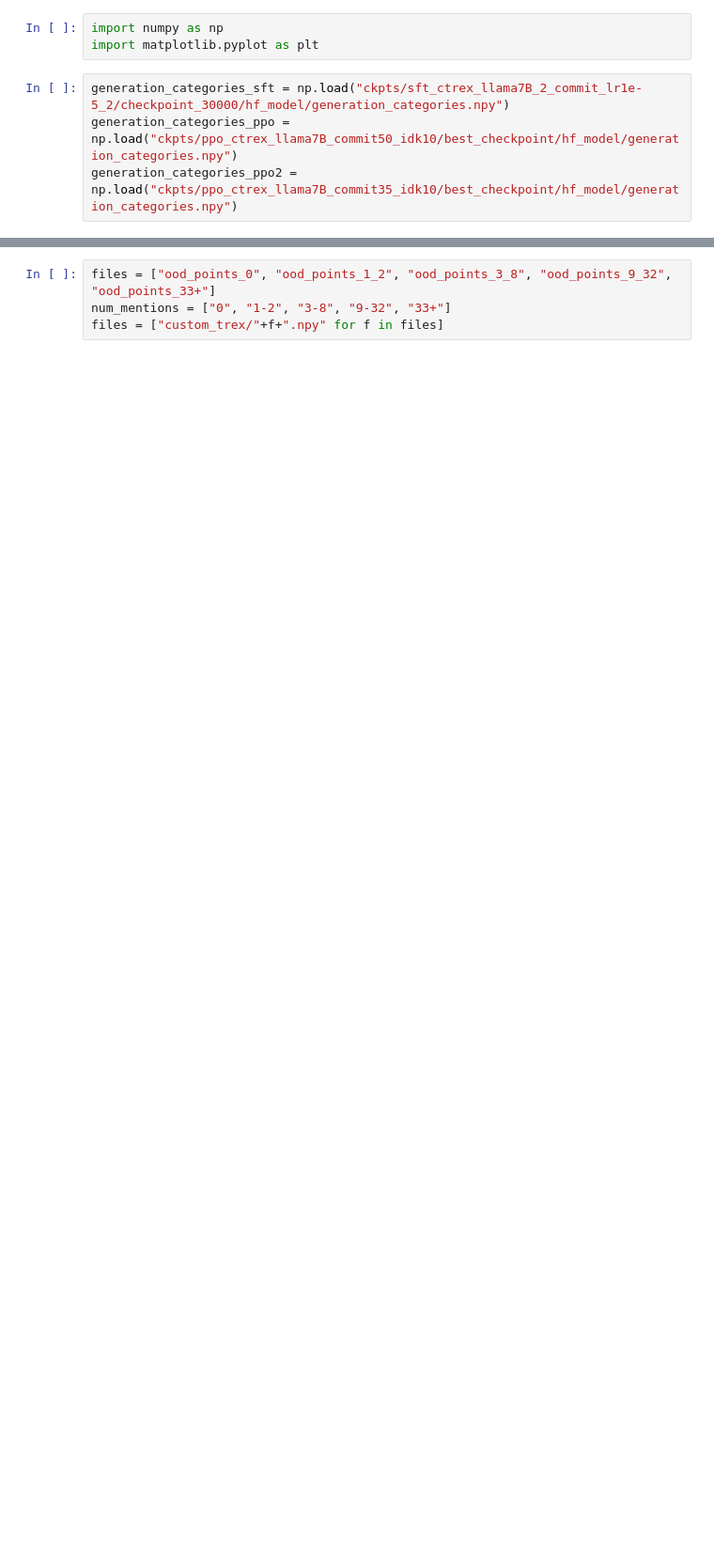
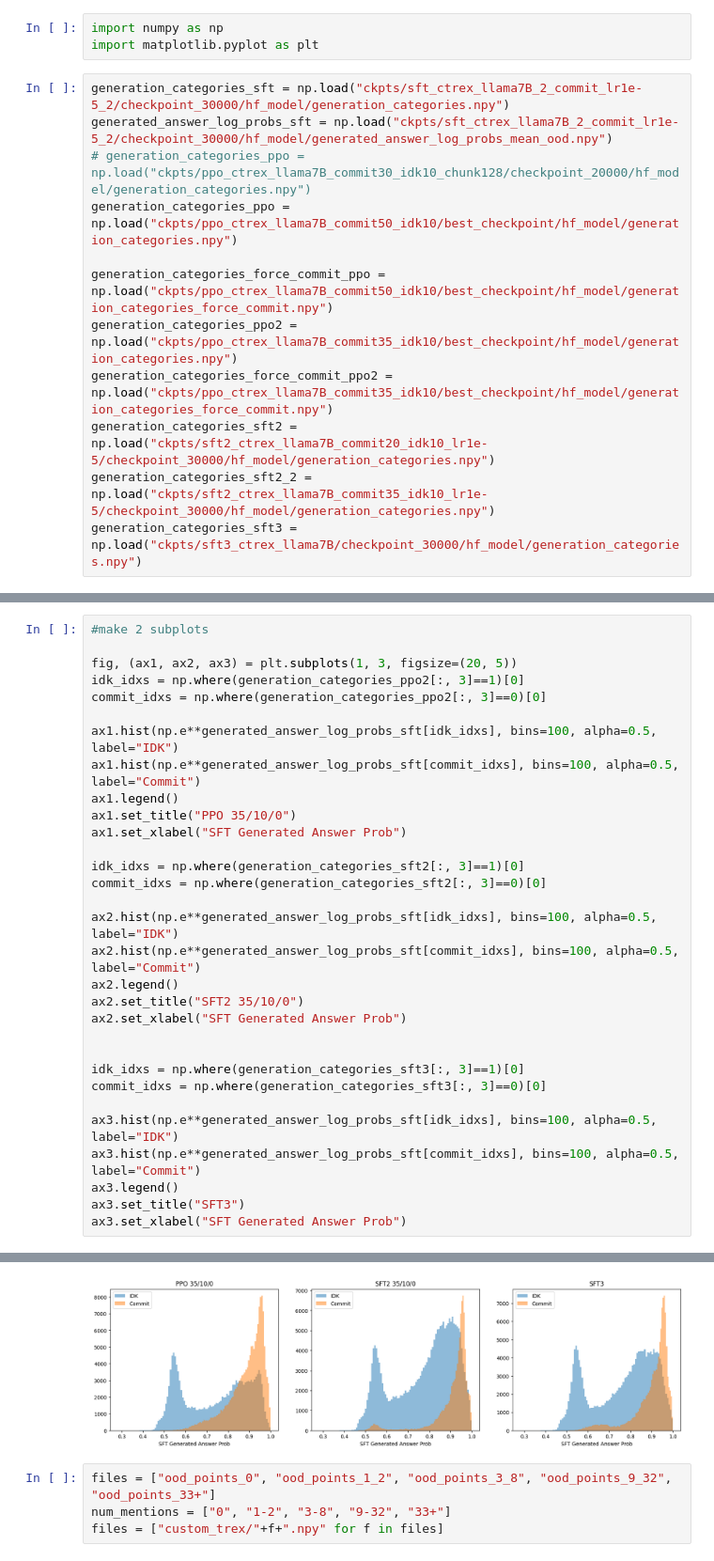
Before and after one commit to katiekang1998/llm_hallucinations, a Jupyter notebook: examples/analysis_new_ood_ctrex.ipynb, the cells around one changed output, grey strips where cells are left out. Shown at 94% size. Drawn from its saved outputs; the diff is of its cells as text; blank space fills up the shorter version.

```diff
--- a/examples/analysis_new_ood_ctrex.ipynb
+++ b/examples/analysis_new_ood_ctrex.ipynb
@@ -3,5 +3,13 @@ import numpy as np
 import matplotlib.pyplot as plt
 # %%
 generation_categories_sft = np.load("ckpts/sft_ctrex_llama7B_2_commit_lr1e-5_2/checkpoint_30000/hf_model/generation_categories.npy")
+generated_answer_log_probs_sft = np.load("ckpts/sft_ctrex_llama7B_2_commit_lr1e-5_2/checkpoint_30000/hf_model/generated_answer_log_probs_mean_ood.npy")
+# generation_categories_ppo = np.load("ckpts/ppo_ctrex_llama7B_commit30_idk10_chunk128/checkpoint_20000/hf_model/generation_categories.npy")
 generation_categories_ppo = np.load("ckpts/ppo_ctrex_llama7B_commit50_idk10/best_checkpoint/hf_model/generation_categories.npy")
+
+generation_categories_force_commit_ppo = np.load("ckpts/ppo_ctrex_llama7B_commit50_idk10/best_checkpoint/hf_model/generation_categories_force_commit.npy")
 generation_categories_ppo2 = np.load("ckpts/ppo_ctrex_llama7B_commit35_idk10/best_checkpoint/hf_model/generation_categories.npy")
+generation_categories_force_commit_ppo2 = np.load("ckpts/ppo_ctrex_llama7B_commit35_idk10/best_checkpoint/hf_model/generation_categories_force_commit.npy")
+generation_categories_sft2 = np.load("ckpts/sft2_ctrex_llama7B_commit20_idk10_lr1e-5/checkpoint_30000/hf_model/generation_categories.npy")
+generation_categories_sft2_2 = np.load("ckpts/sft2_ctrex_llama7B_commit35_idk10_lr1e-5/checkpoint_30000/hf_model/generation_categories.npy")
+generation_categories_sft3 = np.load("ckpts/sft3_ctrex_llama7B/checkpoint_30000/hf_model/generation_categories.npy")
@@ -7,0 +32,32 @@ generation_categories_ppo2 = np.load("ckpts/ppo_ctrex_llama7B_commit35_idk10/bes
+# %%
+#make 2 subplots
+
+fig, (ax1, ax2, ax3) = plt.subplots(1, 3, figsize=(20, 5))
+idk_idxs = np.where(generation_categories_ppo2[:, 3]==1)[0]
+commit_idxs = np.where(generation_categories_ppo2[:, 3]==0)[0]
+
+ax1.hist(np.e**generated_answer_log_probs_sft[idk_idxs], bins=100, alpha=0.5, label="IDK")
+ax1.hist(np.e**generated_answer_log_probs_sft[commit_idxs], bins=100, alpha=0.5, label="Commit")
+ax1.legend()
+ax1.set_title("PPO 35/10/0")
+ax1.set_xlabel("SFT Generated Answer Prob")
+
+idk_idxs = np.where(generation_categories_sft2[:, 3]==1)[0]
+commit_idxs = np.where(generation_categories_sft2[:, 3]==0)[0]
+
+ax2.hist(np.e**generated_answer_log_probs_sft[idk_idxs], bins=100, alpha=0.5, label="IDK")
+ax2.hist(np.e**generated_answer_log_probs_sft[commit_idxs], bins=100, alpha=0.5, label="Commit")
+ax2.legend()
+ax2.set_title("SFT2 35/10/0")
+ax2.set_xlabel("SFT Generated Answer Prob")
+
+
+idk_idxs = np.where(generation_categories_sft3[:, 3]==1)[0]
+commit_idxs = np.where(generation_categories_sft3[:, 3]==0)[0]
+
+ax3.hist(np.e**generated_answer_log_probs_sft[idk_idxs], bins=100, alpha=0.5, label="IDK")
+ax3.hist(np.e**generated_answer_log_probs_sft[commit_idxs], bins=100, alpha=0.5, label="Commit")
+ax3.legend()
+ax3.set_title("SFT3")
+ax3.set_xlabel("SFT Generated Answer Prob")
+# %% [output]
@@ -8,3 +65,4 @@ generation_categories_ppo2 = np.load("ckpts/ppo_ctrex_llama7B_commit35_idk10/bes
+[figure, added]
 # %%
 files = ["ood_points_0", "ood_points_1_2", "ood_points_3_8", "ood_points_9_32", "ood_points_33+"]
 num_mentions = ["0", "1-2", "3-8", "9-32", "33+"]
```
Also changed, not shown: parts of 14 cells of this notebook, 34 other files.
